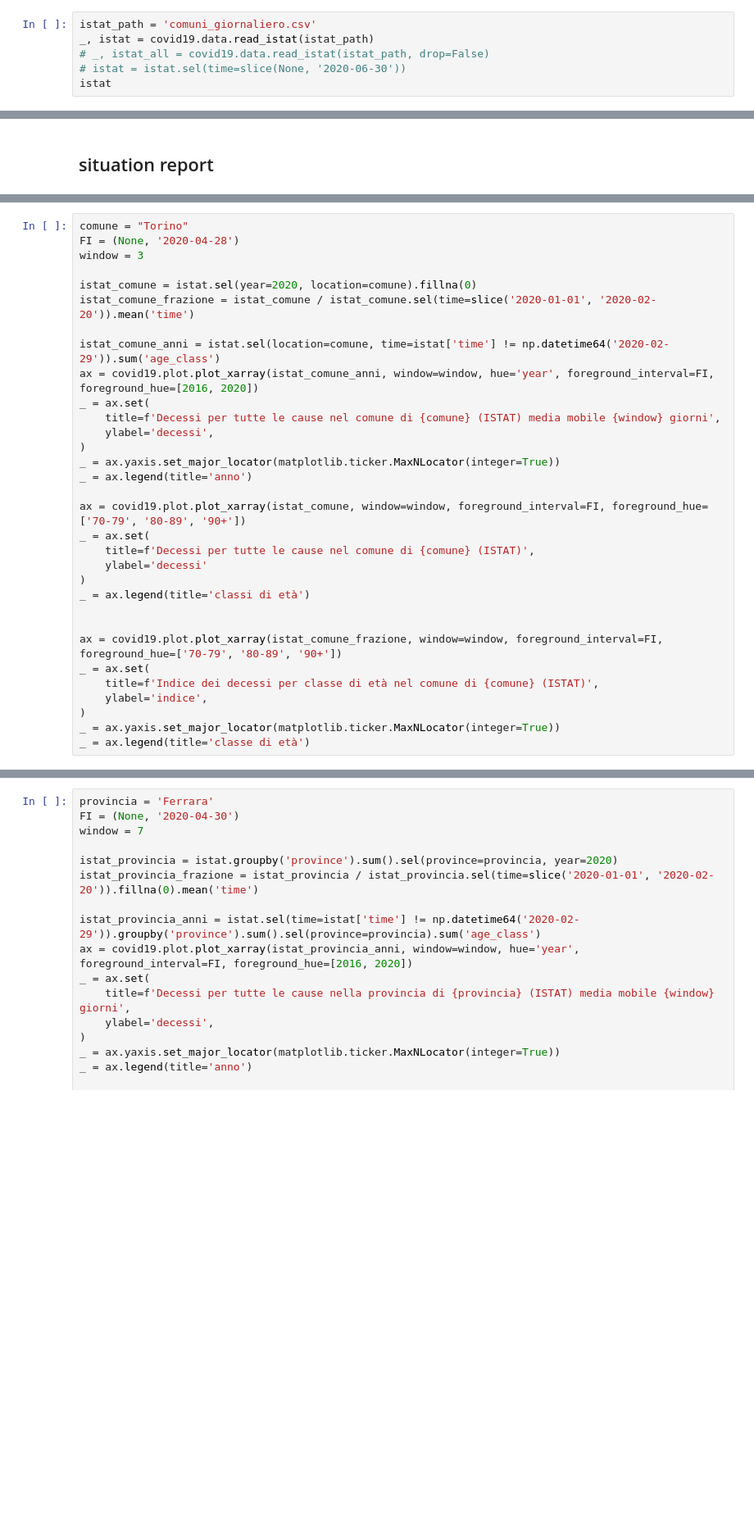
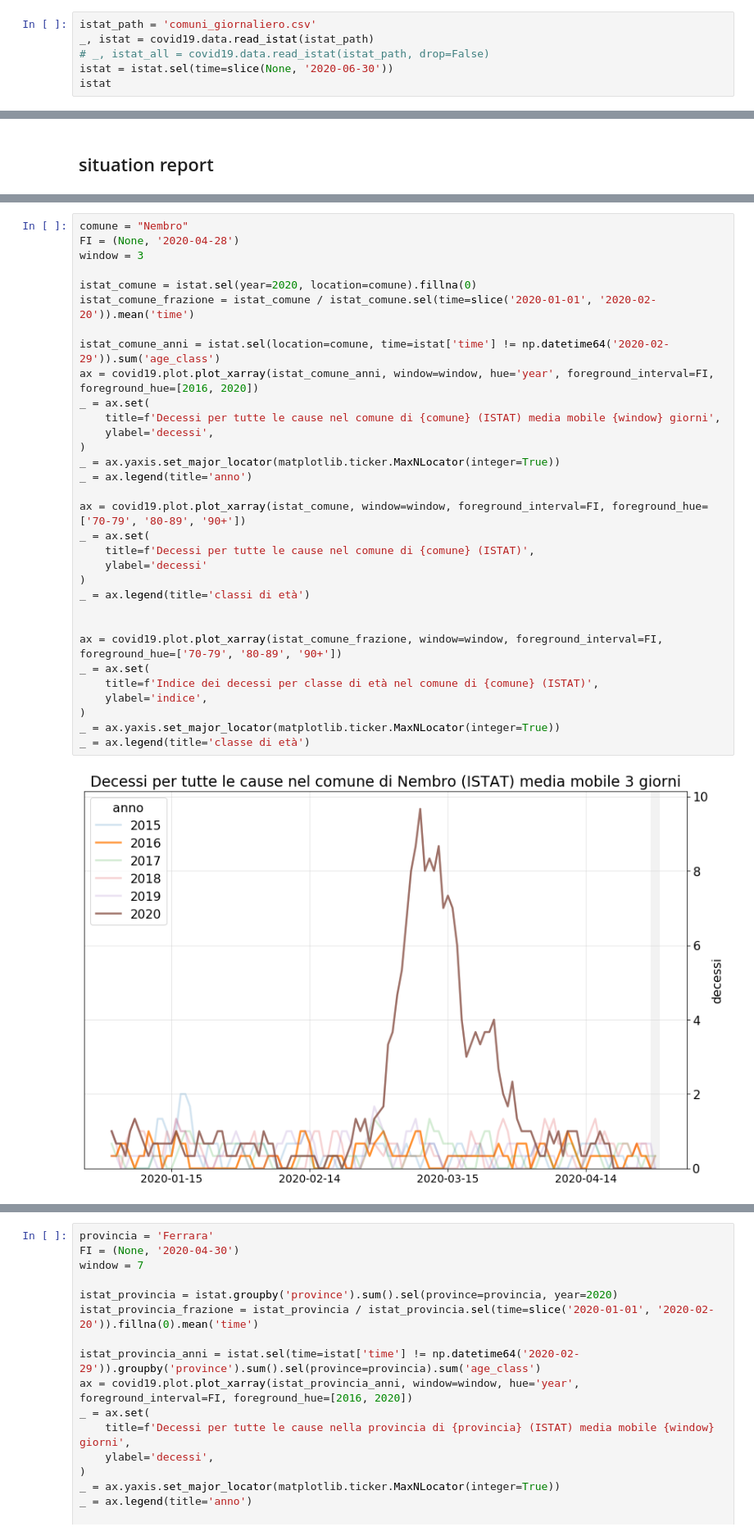
Before and after one commit to alexamici/covid-19-notebooks, a Jupyter notebook: notebooks/italy-istat.ipynb, the cells around one changed output, grey strips where cells are left out. Shown at 82% size. Drawn from its saved outputs; the diff is of its cells as text; blank space fills up the shorter version.

```diff
--- a/notebooks/italy-istat.ipynb
+++ b/notebooks/italy-istat.ipynb
@@ -27,5 +27,5 @@ PALETTE = sns.color_palette()
 istat_path = 'comuni_giornaliero.csv'
 _, istat = covid19.data.read_istat(istat_path)
 # _, istat_all = covid19.data.read_istat(istat_path, drop=False)
-# istat = istat.sel(time=slice(None, '2020-06-30'))
+istat = istat.sel(time=slice(None, '2020-06-30'))
 istat
@@ -85,32 +158,34 @@ _ = ax.legend(title='classe di età')
 # %%
-comune = "Torino"
+comune = "Nembro"
 FI = (None, '2020-04-28')
 window = 3
 
 istat_comune = istat.sel(year=2020, location=comune).fillna(0)
 istat_comune_frazione = istat_comune / istat_comune.sel(time=slice('2020-01-01', '2020-02-20')).mean('time')
 
 istat_comune_anni = istat.sel(location=comune, time=istat['time'] != np.datetime64('2020-02-29')).sum('age_class')
 ax = covid19.plot.plot_xarray(istat_comune_anni, window=window, hue='year', foreground_interval=FI, foreground_hue=[2016, 2020])
 _ = ax.set(
     title=f'Decessi per tutte le cause nel comune di {comune} (ISTAT) media mobile {window} giorni',
     ylabel='decessi',
 )
 _ = ax.yaxis.set_major_locator(matplotlib.ticker.MaxNLocator(integer=True))
 _ = ax.legend(title='anno')
 
 ax = covid19.plot.plot_xarray(istat_comune, window=window, foreground_interval=FI, foreground_hue=['70-79', '80-89', '90+'])
 _ = ax.set(
     title=f'Decessi per tutte le cause nel comune di {comune} (ISTAT)',
     ylabel='decessi'
 )
 _ = ax.legend(title='classi di età')
 
 
 ax = covid19.plot.plot_xarray(istat_comune_frazione, window=window, foreground_interval=FI, foreground_hue=['70-79', '80-89', '90+'])
 _ = ax.set(
     title=f'Indice dei decessi per classe di età nel comune di {comune} (ISTAT)',
     ylabel='indice',
 )
 _ = ax.yaxis.set_major_locator(matplotlib.ticker.MaxNLocator(integer=True))
 _ = ax.legend(title='classe di età')
+# %% [output]
+[figure, added]
```
Also changed, not shown: parts of 12 cells of this notebook, 1 other file.
